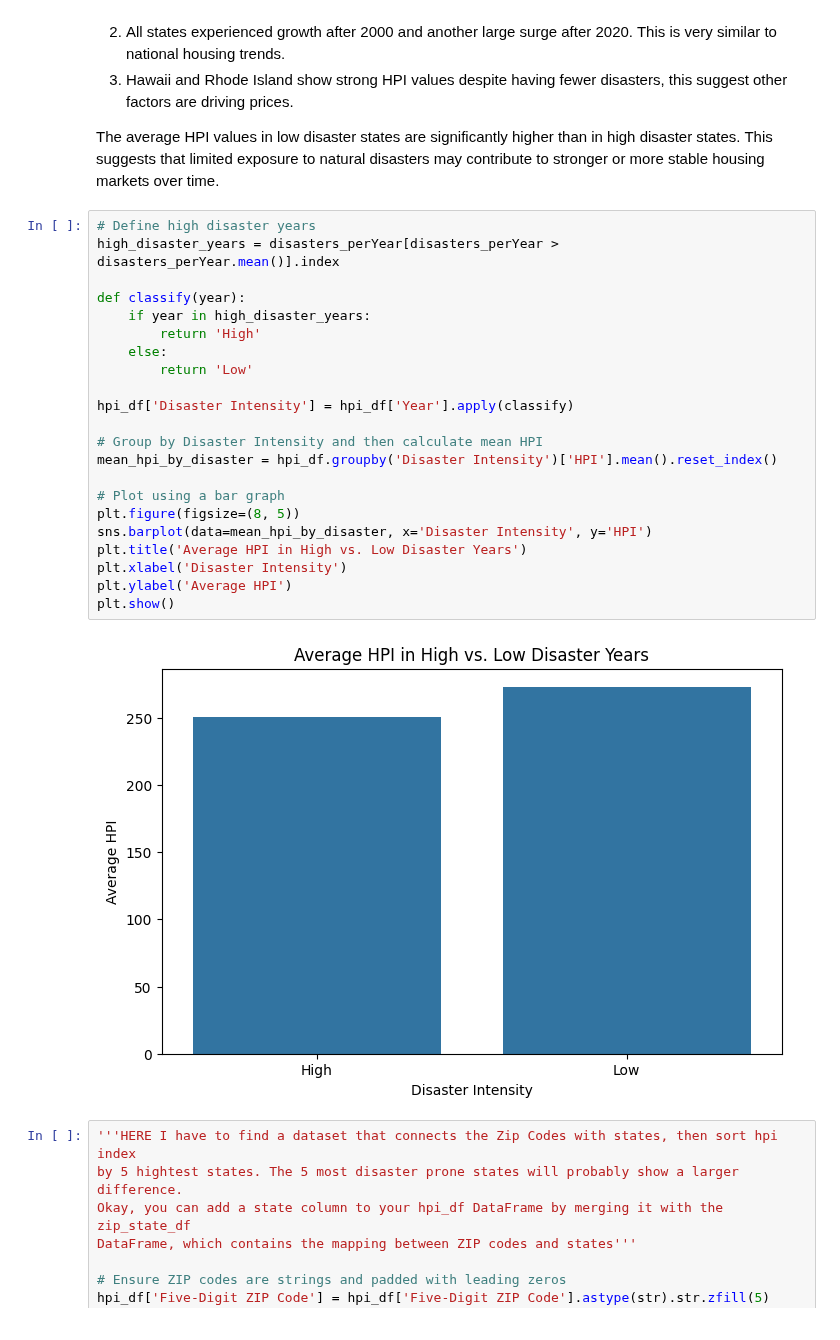
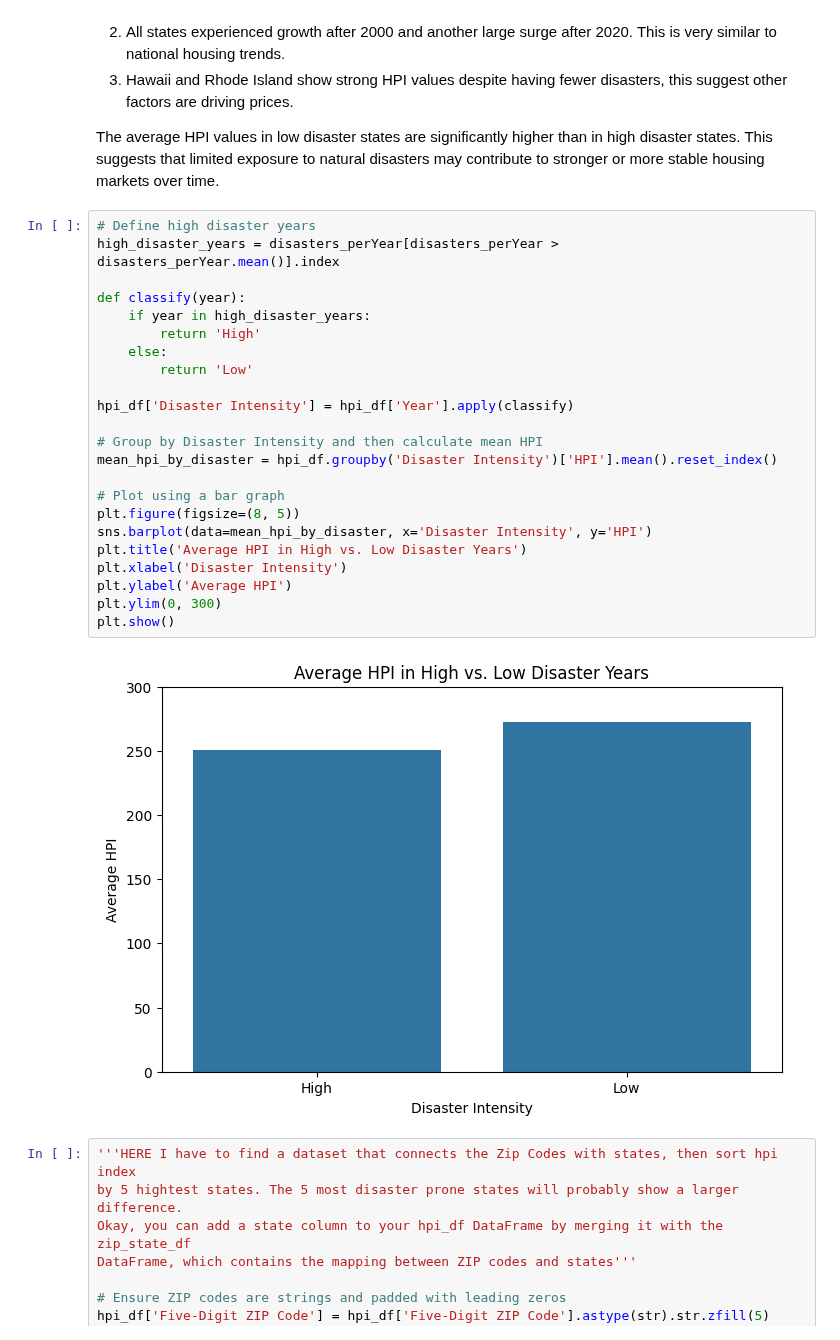
Before and after one commit to sofiadellarosa/FinalProjectDS, a Jupyter notebook: DSproject.ipynb, the cells around one changed output. Cells and saved outputs as stored; diff of their text form.

Commit message:
Updated bar chart

```diff
--- a/DSproject.ipynb
+++ b/DSproject.ipynb
@@ -728,27 +728,28 @@ The average HPI values in low disaster states are significantly higher than in h
 # %%
 # Define high disaster years
 high_disaster_years = disasters_perYear[disasters_perYear > disasters_perYear.mean()].index
 
 def classify(year):
     if year in high_disaster_years:
         return 'High'
     else:
         return 'Low'
 
 hpi_df['Disaster Intensity'] = hpi_df['Year'].apply(classify)
 
 # Group by Disaster Intensity and then calculate mean HPI
 mean_hpi_by_disaster = hpi_df.groupby('Disaster Intensity')['HPI'].mean().reset_index()
 
 # Plot using a bar graph
 plt.figure(figsize=(8, 5))
 sns.barplot(data=mean_hpi_by_disaster, x='Disaster Intensity', y='HPI')
 plt.title('Average HPI in High vs. Low Disaster Years')
 plt.xlabel('Disaster Intensity')
 plt.ylabel('Average HPI')
+plt.ylim(0, 300)
 plt.show()
 # %% [output]
-[figure, old version]
+[figure, new version]
 # %%
 '''HERE I have to find a dataset that connects the Zip Codes with states, then sort hpi index
 by 5 hightest states. The 5 most disaster prone states will probably show a larger difference.
```
Also changed, not shown: parts of 3 cells of this notebook.
